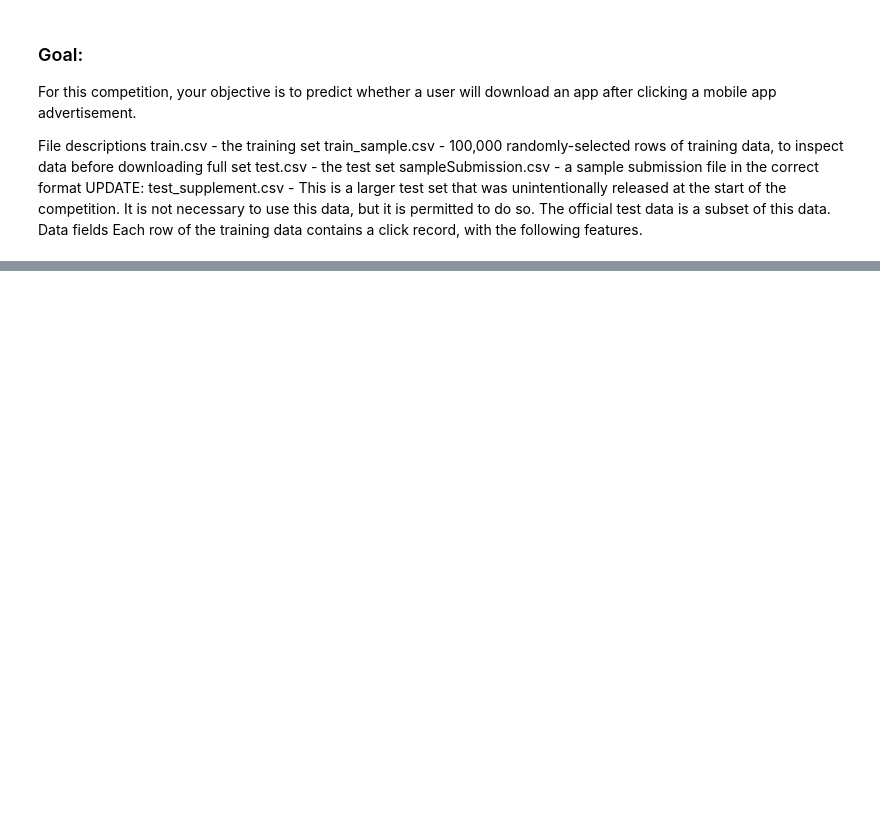
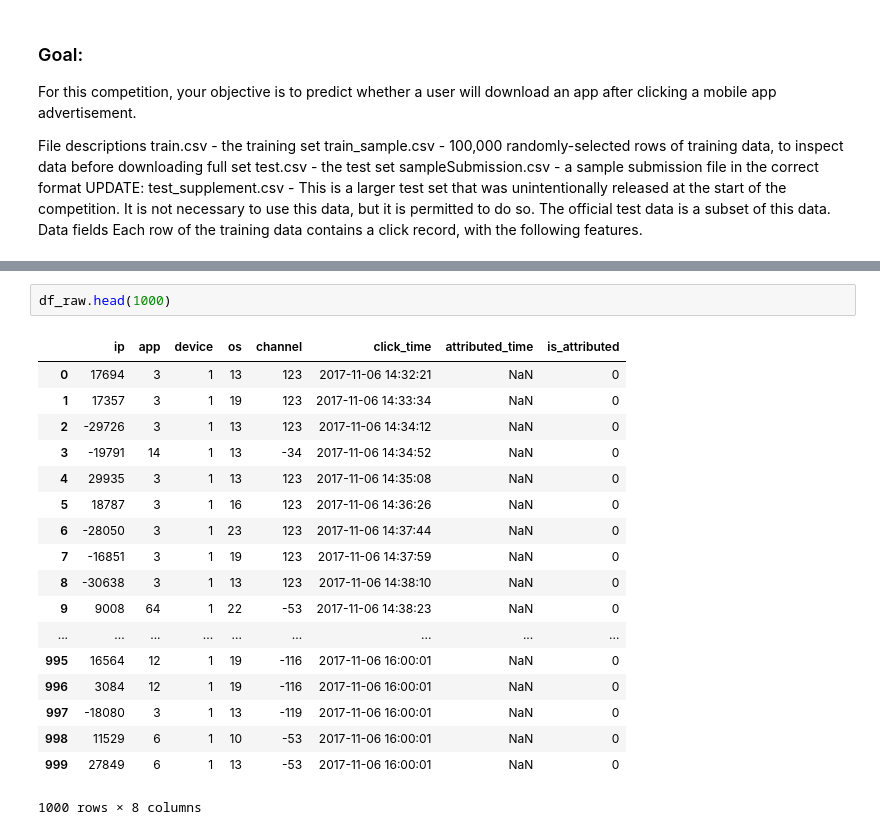
Before and after one commit to michaelwoline/Portfolio, a Jupyter notebook: notebooks-projects-code-notes/ML_Ad_Tracking_Fraud_detection_Kaggle.ipynb, the cells around one changed output, grey strips where cells are left out. Cells and saved outputs as stored; diff of their text form; blank space fills up the shorter version.

```diff
--- a/notebooks-projects-code-notes/ML_Ad_Tracking_Fraud_detection_Kaggle.ipynb
+++ b/notebooks-projects-code-notes/ML_Ad_Tracking_Fraud_detection_Kaggle.ipynb
@@ -35,0 +169,21 @@ click_id,is_attributed <br>
+# %%
+df_raw.head(1000)
+# %% [output]
+|  | ip | app | device | os | channel | click_time | attributed_time | is_attributed |
+| 0 | 17694 | 3 | 1 | 13 | 123 | 2017-11-06 14:32:21 | NaN | 0 |
+| 1 | 17357 | 3 | 1 | 19 | 123 | 2017-11-06 14:33:34 | NaN | 0 |
+| 2 | -29726 | 3 | 1 | 13 | 123 | 2017-11-06 14:34:12 | NaN | 0 |
+| 3 | -19791 | 14 | 1 | 13 | -34 | 2017-11-06 14:34:52 | NaN | 0 |
+| 4 | 29935 | 3 | 1 | 13 | 123 | 2017-11-06 14:35:08 | NaN | 0 |
+| 5 | 18787 | 3 | 1 | 16 | 123 | 2017-11-06 14:36:26 | NaN | 0 |
+| 6 | -28050 | 3 | 1 | 23 | 123 | 2017-11-06 14:37:44 | NaN | 0 |
+| 7 | -16851 | 3 | 1 | 19 | 123 | 2017-11-06 14:37:59 | NaN | 0 |
+| 8 | -30638 | 3 | 1 | 13 | 123 | 2017-11-06 14:38:10 | NaN | 0 |
+| 9 | 9008 | 64 | 1 | 22 | -53 | 2017-11-06 14:38:23 | NaN | 0 |
+| ... | ... | ... | ... | ... | ... | ... | ... | ... |
+| 995 | 16564 | 12 | 1 | 19 | -116 | 2017-11-06 16:00:01 | NaN | 0 |
+| 996 | 3084 | 12 | 1 | 19 | -116 | 2017-11-06 16:00:01 | NaN | 0 |
+| 997 | -18080 | 3 | 1 | 13 | -119 | 2017-11-06 16:00:01 | NaN | 0 |
+| 998 | 11529 | 6 | 1 | 10 | -53 | 2017-11-06 16:00:01 | NaN | 0 |
+| 999 | 27849 | 6 | 1 | 13 | -53 | 2017-11-06 16:00:01 | NaN | 0 |
+1000 rows × 8 columns
```
Also changed, not shown: parts of 73 cells of this notebook, 1 other file.
